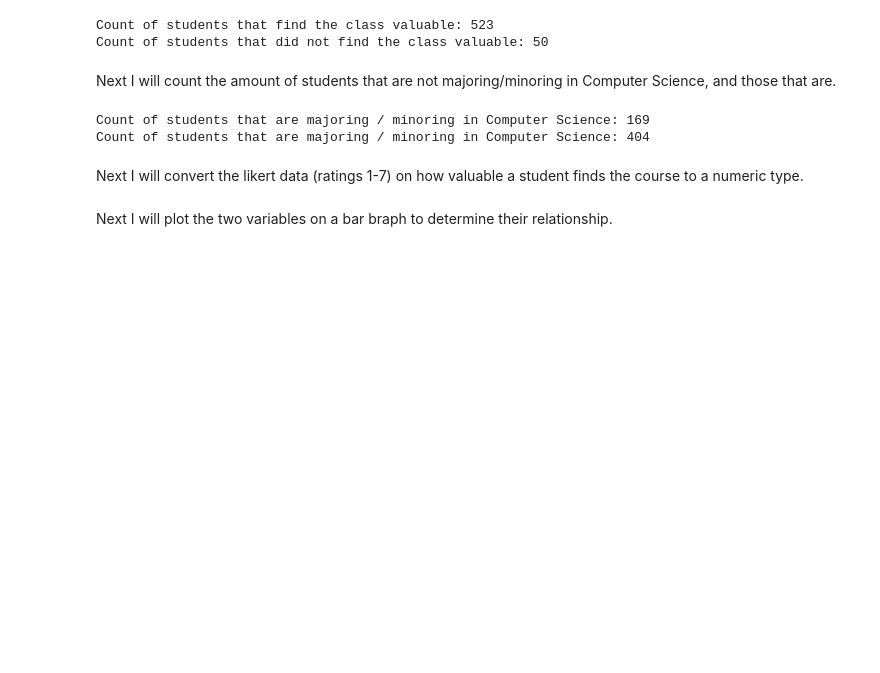
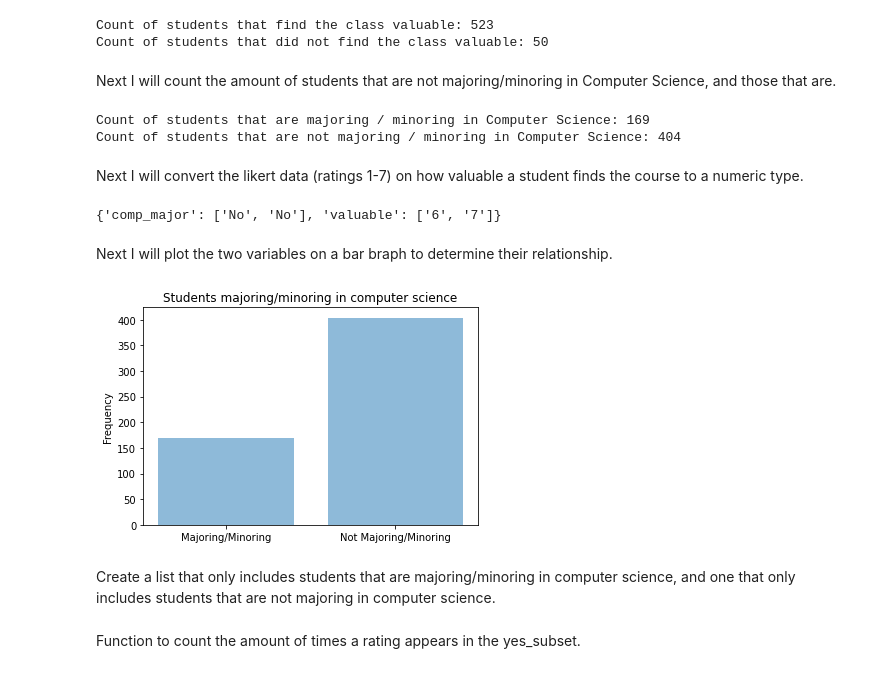
Before and after one commit to yutika01/comp110-21f-workspace, a Jupyter notebook: projects/pj01/analysis.ipynb, the cells around one changed output. Drawn from its saved outputs; the diff is of its cells as text; code cells hidden in the pictures; blank space fills up the shorter version.

```diff
--- a/projects/pj01/analysis.ipynb
+++ b/projects/pj01/analysis.ipynb
@@ -32,12 +34,40 @@ Count of students that did not find the class valuable: 50
 Next I will count the amount of students that are not majoring/minoring in Computer Science, and those that are.
 # %%
 counts2 = count(subset['comp_major'])
-print(f"Count of students that are majoring / minoring in Computer Science: {counts2['Yes - BS'] + counts2['Yes - BA'] + counts2['Yes - Minor']}")
-print(f"Count of students that are majoring / minoring in Computer Science: {counts2['No']}")
+majors_minors: int = counts2['Yes - BS'] + counts2['Yes - BA'] + counts2['Yes - Minor']
+no_majors_minors: int = counts2['No']
+print(f"Count of students that are majoring / minoring in Computer Science: {majors_minors}")
+print(f"Count of students that are not majoring / minoring in Computer Science: {no_majors_minors}")
 # %% [output]
 Count of students that are majoring / minoring in Computer Science: 169
-Count of students that are majoring / minoring in Computer Science: 404
+Count of students that are not majoring / minoring in Computer Science: 404
 # %% [markdown]
 Next I will convert the likert data (ratings 1-7) on how valuable a student finds the course to a numeric type.
+# %%
+for each in subset['valuable']:
+    if each != "":
+        each = int(each)
+head(subset, 5)
+# %% [output]
+{'comp_major': ['No', 'No'], 'valuable': ['6', '7']}
 # %% [markdown]
 Next I will plot the two variables on a bar braph to determine their relationship.
+# %%
+import matplotlib.pyplot as plt
+import numpy as np
+import matplotlib.pyplot as plt
+
+labels = ['Majoring/Minoring', 'Not Majoring/Minoring']
+y_pos = [0, 1]
+values = [majors_minors, no_majors_minors]
+
+plt.bar(y_pos, values, align='center', alpha=0.5)
+plt.xticks(y_pos, labels)
+plt.ylabel('Frequency')
+plt.title('Students majoring/minoring in computer science')
+
+plt.show()
+# %% [output]
+[figure, added]
+# %% [markdown]
+Create a list that only includes students that are majoring/minoring in computer science, and one that only includes students that are not majoring in computer science.
@@ -43,0 +84,2 @@ Next I will plot the two variables on a bar braph to determine their relationshi
+# %% [markdown]
+Function to count the amount of times a rating appears in the yes_subset.
```
Also changed, not shown: parts of 9 cells of this notebook.
